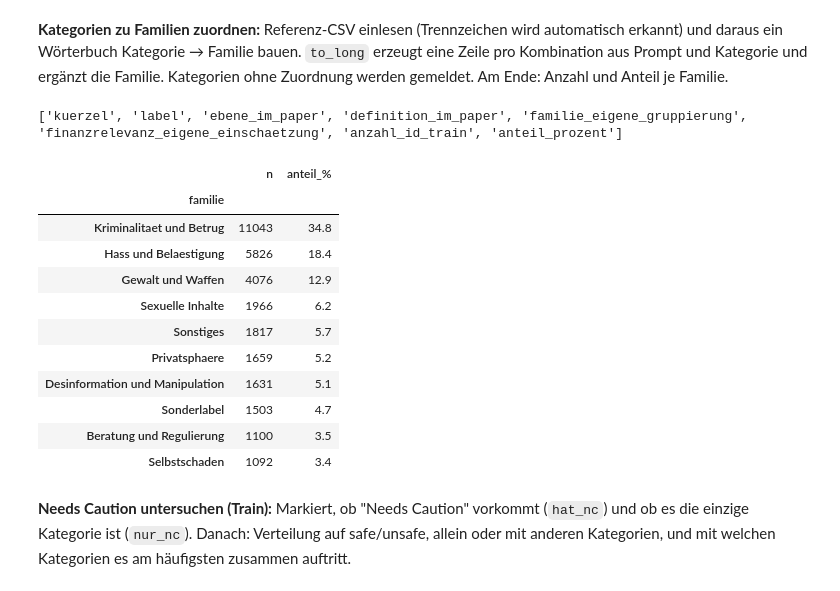
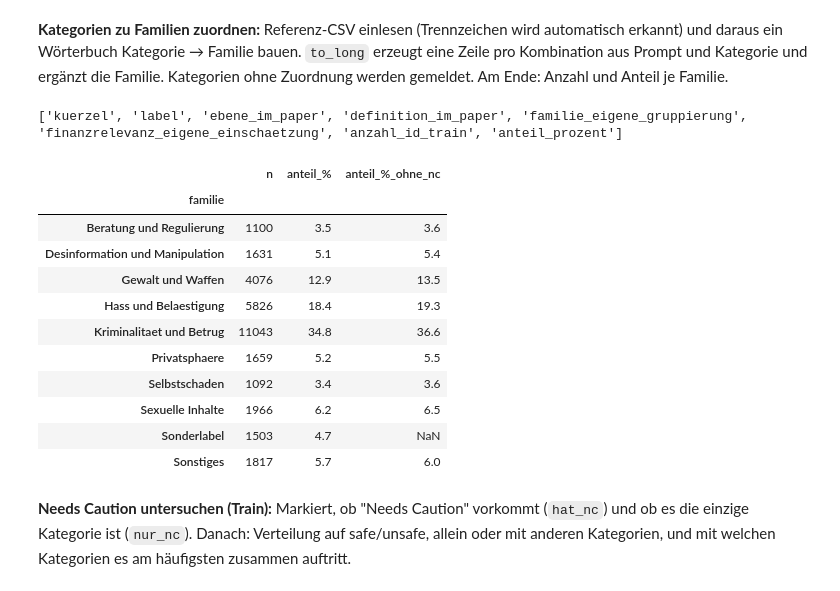
Before and after one commit to adriahnogementa/nemetron-lokal, a Jupyter notebook: eval/notebooks/id_uebersicht.ipynb, the cells around one changed output. Cells and saved outputs as stored; diff of their text form; code cells hidden in the pictures.

```diff
--- a/eval/notebooks/id_uebersicht.ipynb
+++ b/eval/notebooks/id_uebersicht.ipynb
@@ -115,43 +115,54 @@ Oben: Criminal Planning/Confessions
 # %%
 # sep=None erkennt Komma oder Semikolon automatisch
 ref = pd.read_csv(REF, sep=None, engine="python")
 ref.columns = ref.columns.str.strip()
 print(ref.columns.tolist())
 
 familie_map = dict(zip(ref["label"].str.strip(), ref["familie_eigene_gruppierung"].str.strip()))
 
 def to_long(df):
     """Eine Zeile pro (Prompt, Kategorie) mit Familie."""
     long = (df[["prompt_label", "cats"]]
             .explode("cats")
             .dropna(subset=["cats"])
             .rename(columns={"cats": "kategorie"}))
     long["familie"] = long["kategorie"].map(familie_map)
     return long
 
 train_long = to_long(train)
 
 fehlend = train_long.loc[train_long["familie"].isna(), "kategorie"].unique()
 if len(fehlend):
     print("Ohne Familie in der Referenz:", fehlend)
 
 fam_counts = train_long["familie"].value_counts()
 fam_share = train_long["familie"].value_counts(normalize=True).mul(100).round(1)
 pd.DataFrame({"n": fam_counts, "anteil_%": fam_share})
+
+fam_counts = train_long["familie"].value_counts()
+fam_share = train_long["familie"].value_counts(normalize=True).mul(100).round(1)
+
+# Dieselben Anteile ohne den Zusatzmarker Needs Caution (für Text und Treemap)
+ohne_nc = train_long[train_long["kategorie"] != "Needs Caution"]
+fam_share_ohne_nc = ohne_nc["familie"].value_counts(normalize=True).mul(100).round(1)
+
+pd.DataFrame({"n": fam_counts,
+              "anteil_%": fam_share,
+              "anteil_%_ohne_nc": fam_share_ohne_nc})
 # %% [output]
 ['kuerzel', 'label', 'ebene_im_paper', 'definition_im_paper', 'familie_eigene_gruppierung', 'finanzrelevanz_eigene_einschaetzung', 'anzahl_id_train', 'anteil_prozent']
-|  | n | anteil_% |
-| familie |  |  |
-| Kriminalitaet und Betrug | 11043 | 34.8 |
-| Hass und Belaestigung | 5826 | 18.4 |
-| Gewalt und Waffen | 4076 | 12.9 |
-| Sexuelle Inhalte | 1966 | 6.2 |
-| Sonstiges | 1817 | 5.7 |
-| Privatsphaere | 1659 | 5.2 |
-| Desinformation und Manipulation | 1631 | 5.1 |
-| Sonderlabel | 1503 | 4.7 |
-| Beratung und Regulierung | 1100 | 3.5 |
-| Selbstschaden | 1092 | 3.4 |
+|  | n | anteil_% | anteil_%_ohne_nc |
+| familie |  |  |  |
+| Beratung und Regulierung | 1100 | 3.5 | 3.6 |
+| Desinformation und Manipulation | 1631 | 5.1 | 5.4 |
+| Gewalt und Waffen | 4076 | 12.9 | 13.5 |
+| Hass und Belaestigung | 5826 | 18.4 | 19.3 |
+| Kriminalitaet und Betrug | 11043 | 34.8 | 36.6 |
+| Privatsphaere | 1659 | 5.2 | 5.5 |
+| Selbstschaden | 1092 | 3.4 | 3.6 |
+| Sexuelle Inhalte | 1966 | 6.2 | 6.5 |
+| Sonderlabel | 1503 | 4.7 | NaN |
+| Sonstiges | 1817 | 5.7 | 6.0 |
 # %% [markdown]
 **Needs Caution untersuchen (Train):** Markiert, ob "Needs Caution" vorkommt (`hat_nc`) und ob es die einzige Kategorie ist (`nur_nc`). Danach: Verteilung auf safe/unsafe, allein oder mit anderen Kategorien, und mit welchen Kategorien es am häufigsten zusammen auftritt.
 # %%
```
Also changed, not shown: parts of 5 cells of this notebook, 2 other files.
